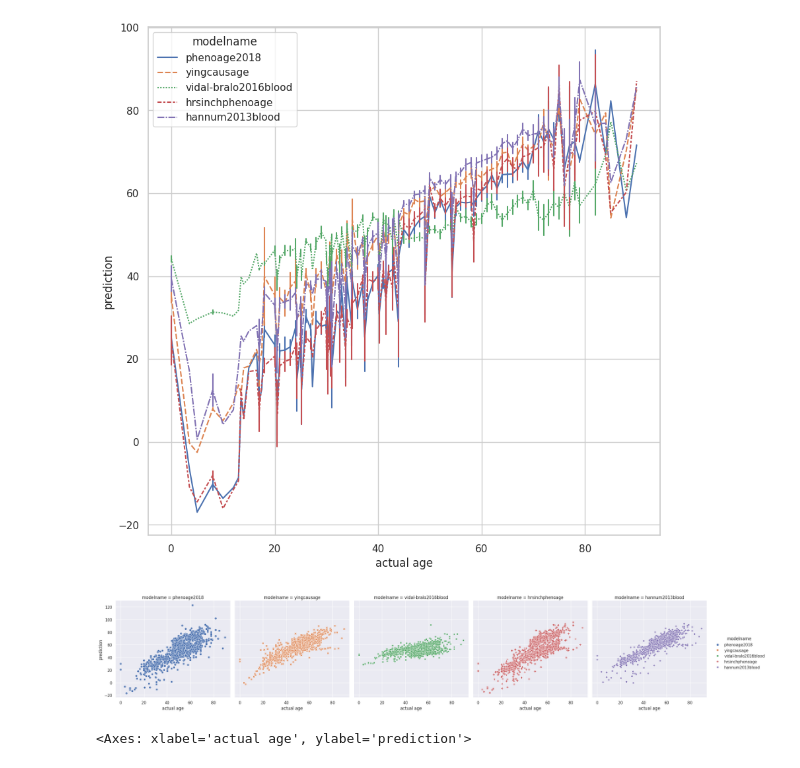
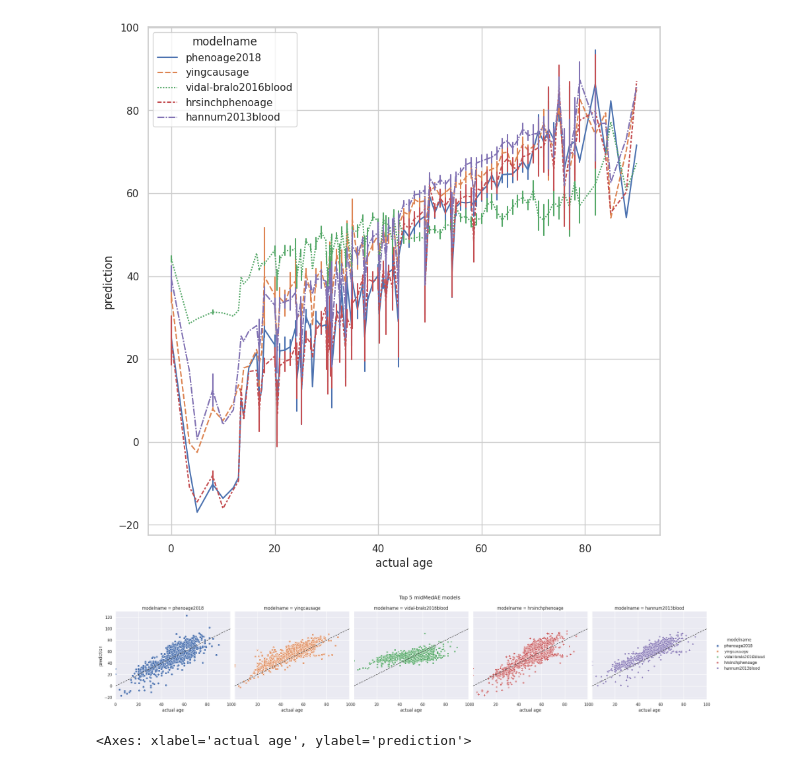
Before and after one commit to ComputationalAgingLab/ComputAge, a Jupyter notebook: lin_models_estimation.ipynb, the cells around one changed output. Saved outputs shown, nothing was run; the diff lists cells and outputs as text; code cells hidden in the pictures.

Commit message:
figures

```diff
--- a/lin_models_estimation.ipynb
+++ b/lin_models_estimation.ipynb
@@ -126,10 +124,10 @@ plt.show()
 'hrsinchphenoage',
 'hannum2013blood'
 # %%
-def pred(X,y,model):
-    #nan_pct = [0.1]
+def pred(X,model):
+
     X_test = X.reindex(columns=model.features)
-    #y_test = y
+
     y_pred_test = model.predict(X_test)
     return y_pred_test
 # %%
@@ -139,15 +137,14 @@ topmodels = ['actual age','phenoage2018',
 'hrsinchphenoage',
 'hannum2013blood']
 y_reset = y.reset_index(drop=True)
-#y_reset = y_reset.drop(index=[0], axis=0)
 top_models_preds = [y_reset]
 for model in topmodels[1:]:
     # set the first column as index
-    y_pred_test = pred(data,y,LinearMethylationModel(model, imputation='average'))
+    y_pred_test = pred(data,LinearMethylationModel(model, imputation='average'))
     top_models_preds.append(pd.DataFrame(y_pred_test))
 general = pd.concat(top_models_preds, axis=1, join='outer', ignore_index=True)
 #general.columns = ['actual age', ]
-general = general.loc[:,1:]
+#general = general.loc[:,1:]
 # %%
 general.columns = topmodels
 general
@@ -178,13 +175,23 @@ sns.lineplot(data=dfm, y='prediction', x = 'actual age', hue='modelname' , style
 <Axes: xlabel='actual age', ylabel='prediction'>
 [figure]
 # %%
-#fig, ax = plt.subplots(figsize = (10, 10))
 sns.set_theme(rc={'figure.figsize':(11.7,8.27)})
-sns.relplot(data=dfm, y='prediction', x = 'actual age', hue='modelname', style='modelname',col='modelname')
-ax.set_xlim(1, 120)
+p1 = sns.relplot(data=dfm, y='prediction', x = 'actual age', hue='modelname', style='modelname',col='modelname')
+#p1.set_xlim(1, 120)
+p1.set(xlim=(0, 100))
+
+xx = np.linspace(0, 100, 2)
+yy = xx
+
+for ax in p1.axes.flat:
+    ax.plot(xx,yy,ls="--", c=".3")
+
+p1.fig.subplots_adjust(top = 0.85)
+p1.fig.suptitle('Top 5 midMedAE models' )
+p1.savefig('figures/top5preds.png')
 plt.show()
 # %% [output]
-[figure, old version]
+[figure, new version]
 # %%
 #fig, ax = plt.subplots(figsize = (10, 10))
 fig, ax = plt.subplots(figsize = (10, 10))
```
Also changed, not shown: parts of 4 cells of this notebook, 1 other file.
